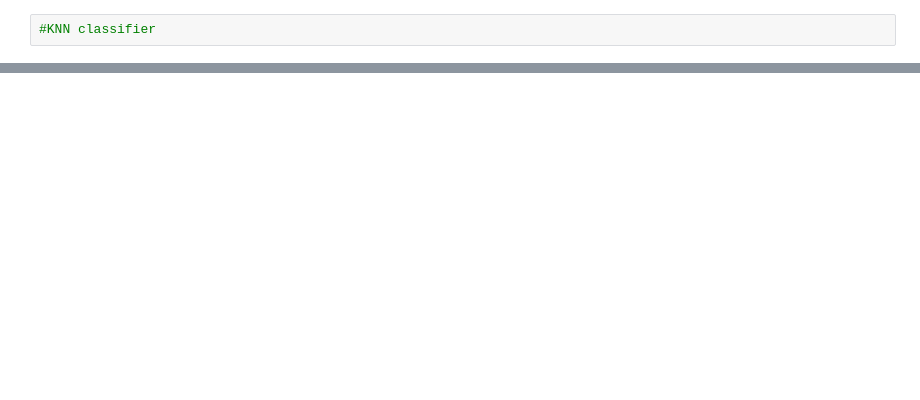
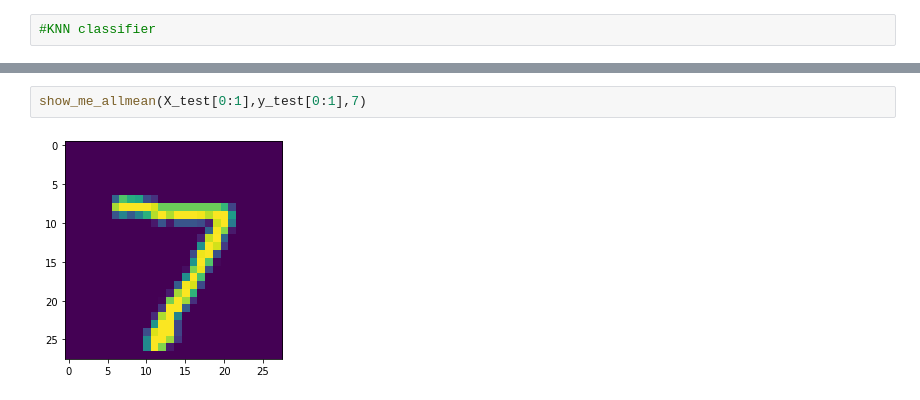
Before and after one commit to woodword-0/ML-Algorithms, a Jupyter notebook: KNN.ipynb, the cells around one changed output, grey strips where cells are left out. Cells and saved outputs as stored; diff of their text form; blank space fills up the shorter version.

```diff
--- a/KNN.ipynb
+++ b/KNN.ipynb
@@ -58,0 +85,4 @@ plt.scatter(X[:,0],X[:,1], c=y_hat, s = 6, alpha = 0.25)
+# %%
+show_me_allmean(X_test[0:1],y_test[0:1],7)
+# %% [output]
+[figure, added]
```
Also changed, not shown: parts of 24 cells of this notebook.
